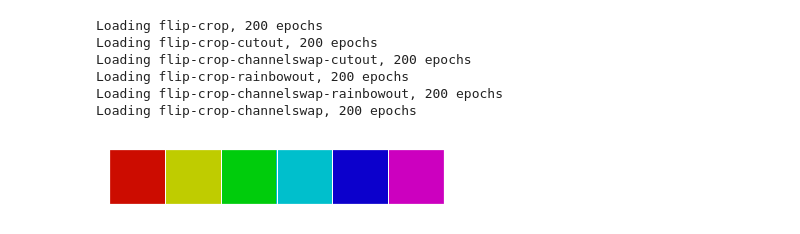
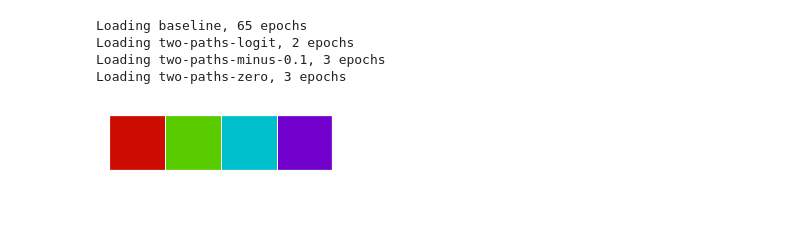
Before and after one commit to learning-luke/learning-augmentations, a Jupyter notebook: notebooks/plot_all_logs.ipynb, the cells around one changed output. Drawn from its saved outputs; the diff is of its cells as text; code cells hidden in the pictures.

```diff
--- a/notebooks/plot_all_logs.ipynb
+++ b/notebooks/plot_all_logs.ipynb
@@ -20,12 +17,12 @@ The autoreload extension is already loaded. To reload it, use:
 log_dir = '../log'
 runs = glob.glob("{}/*/".format(log_dir))
 
-subset = ['flip-crop',
-          'flip-crop-cutout',
-          'flip-crop-rainbowout',
-          'flip-crop-channelswap',
-          'flip-crop-channelswap-cutout',
-          'flip-crop-channelswap-rainbowout']
+subset = ['baseline',
+          'two-paths',
+          'two-paths-logit',
+          'two-paths-minus-0.1',
+          'two-paths-minus-0.5',
+          'two-paths-zero']
 excludes = ['preact_tester']
 results = {}
 epochs_to_show = 200
@@ -39,28 +36,29 @@ for run in runs:
 
 epochs_to_show = 200
 # %% [output]
-Loading flip-crop, 200 epochs
-Loading flip-crop-cutout, 200 epochs
-Loading flip-crop-channelswap-cutout, 200 epochs
-Loading flip-crop-rainbowout, 200 epochs
-Loading flip-crop-channelswap-rainbowout, 200 epochs
-Loading flip-crop-channelswap, 200 epochs
+Loading baseline, 65 epochs
+Loading two-paths-logit, 2 epochs
+Loading two-paths-minus-0.1, 3 epochs
+Loading two-paths-zero, 3 epochs
 # %%
 colours = sns.hls_palette(len(results), l=0.4, s=1)#sns.color_palette('bright', len(results))
 sns.palplot(colours)
 
-xlims = [0,200]
+xlims = [0,10]
 
 stats_to_plot = {
-    'loss':('Loss', np.min, [-0.001, 0.4]),
-    'acc':('Accuracy', times100, [0.7, 1.001])
+    '{}_loss':('Loss', np.min, [-0.001, 2]),
+    '{}_loss_sim':('Loss Sim', np.min, [-0.1, 0]),
+    '{}_loss_reg':('Loss Reg', np.min, [-0.001, 2.5]),
+    '{}_acc':('Accuracy', times100, [0.2, 1.01]),
+
 }
 
 linewidth = 2.5
 w = 2
 h = np.ceil(len(stats_to_plot)/w)
 # %% [output]
-[figure, old version]
+[figure, new version]
 # %%
 fig = plt.figure(figsize=(18, 9 * h))
 ploti = 1
```
Also changed, not shown: parts of 2 cells of this notebook, 7 other files.
